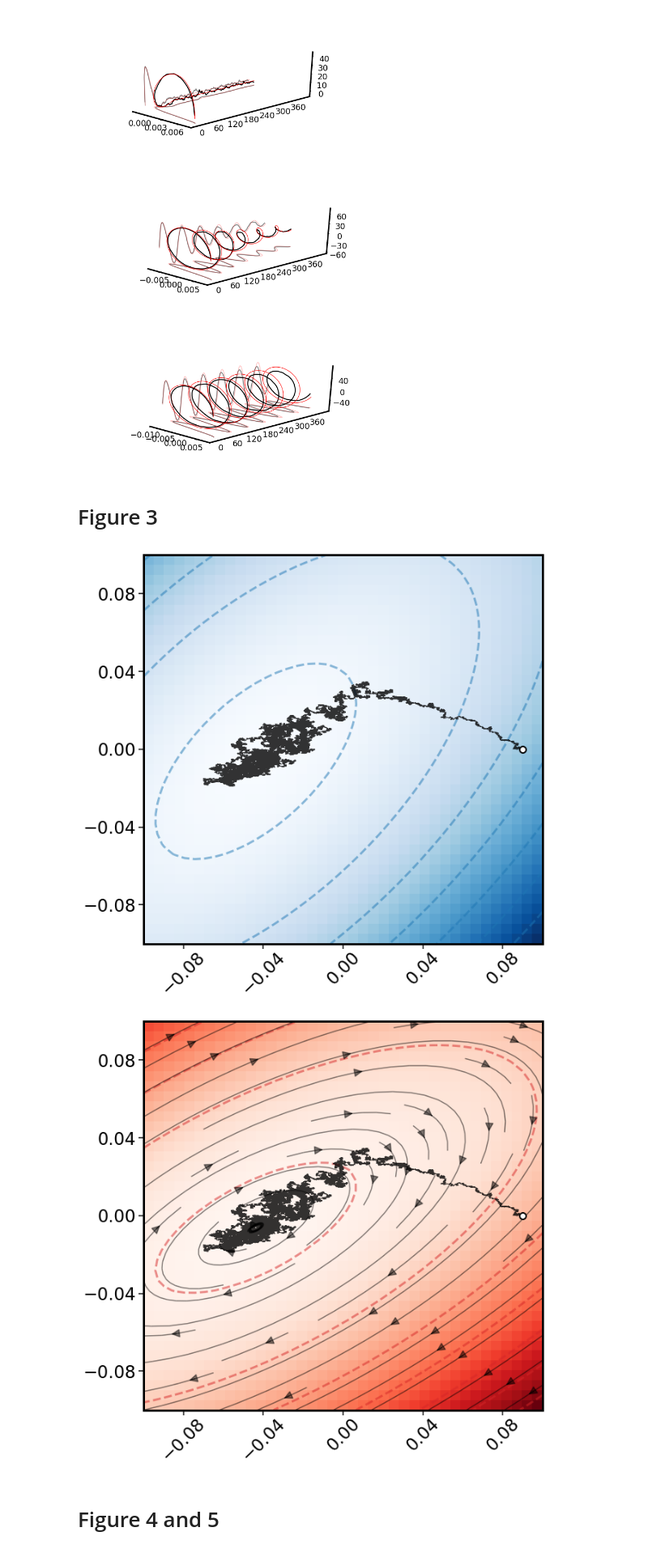
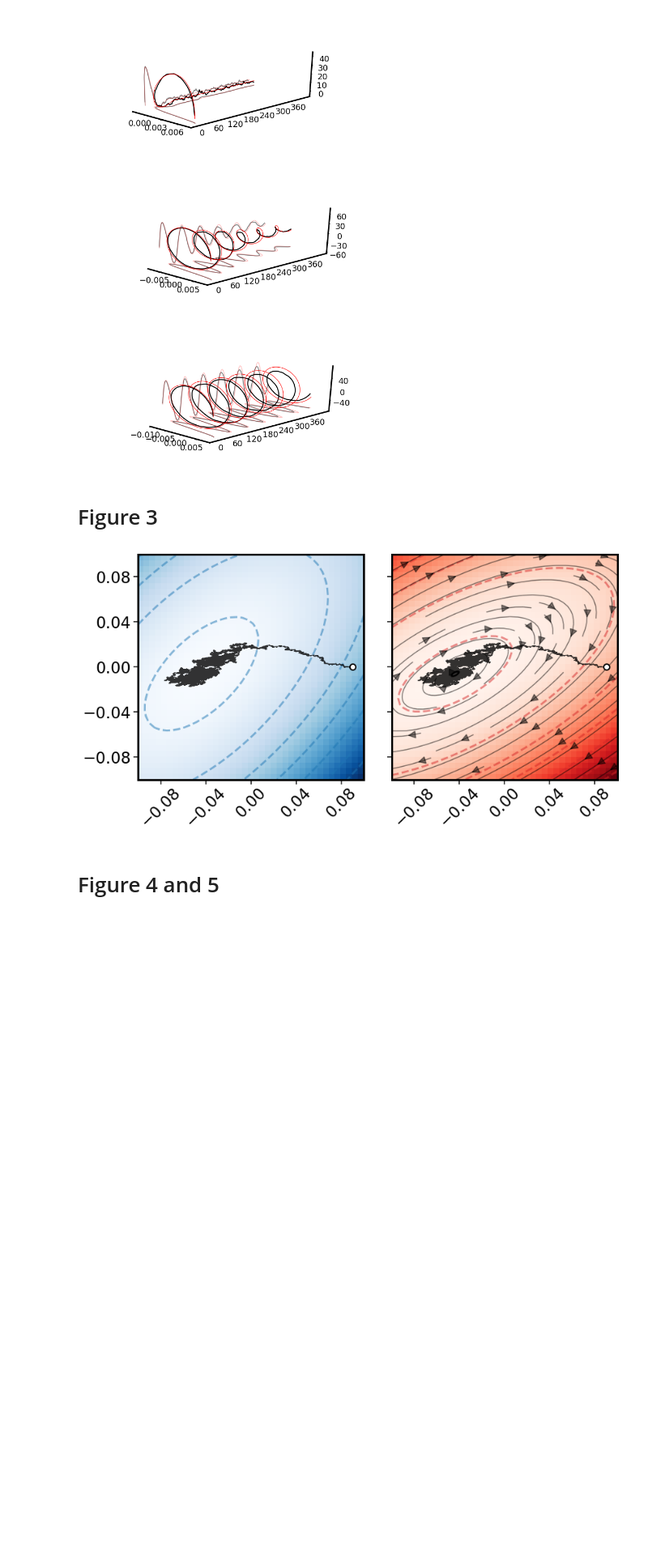
Before and after one commit to danielkunin/rethinking-SGD, a Jupyter notebook: notebooks/figures.ipynb, the cells around one changed output. Shown at 81% size. Saved outputs shown, nothing was run; the diff lists cells and outputs as text; code cells hidden in the pictures; blank space fills up the shorter version.

Commit message:
Updates figures notebook

```diff
--- a/notebooks/figures.ipynb
+++ b/notebooks/figures.ipynb
@@ -210,12 +210,12 @@ experiment = "fig_1"
 expids = [
     #"alexnet_imagenet_pretrained",
     "vgg16bn_imagenet_pretrained",
-    #"vgg16_imagenet_pretrained",
+    "vgg16_imagenet_pretrained",
     "vgg11bn_imagenet_pretrained",
     #"res18_imagenet_pretrained",
     #"res34_imagenet_pretrained",
 ]
-lrs = [0.00001, 0.00001]
+lrs = [0.00001, 0.00001, 0.00001]
 for i,expid in enumerate(expids):
     d = dd.io.load(f"{CACHE_PATH}/{experiment}/{expid}/cache/performance_from_ckpt.h5", "/performance")
     ax = axes[0,0]
@@ -236,7 +236,7 @@ for i,expid in enumerate(expids):
     ax = axes[0,1]
     d = dd.io.load(f"{CACHE_PATH}/{experiment}/{expid}/cache/loss_diff_from_ckpt.h5", "/loss_diff")
     plot_kwargs = {"label":expid, "color": plt.cm.tab10(i), "lw": 3}
-    plot_moving_average(ax, np.arange(len(d["vel_norm"]))/20, (lrs[i]**2)*d["vel_norm"], w=15, **plot_kwargs)
+    plot_moving_average(ax, np.arange(len(d["vel_norm"]))*250, (lrs[i]**2)*d["vel_norm"], w=15, **plot_kwargs)
     #axes[1].legend()
     ax.set_yscale("log")
     style_axes(ax, numyticks=1)
@@ -250,8 +250,8 @@ lrs = [0.0001, 0.0001]
 for i,expid in enumerate(expids):
     ax = axes[1,1]
     d = dd.io.load(f"{CACHE_PATH}/{experiment}/{expid}/cache/loss_diff_from_ckpt.h5", "/loss_diff")
-    plot_kwargs = {"label":expid, "color": plt.cm.tab10(i+2), "lw": 3}
-    plot_moving_average(ax, np.arange(len(d["vel_norm"]))/20, (lrs[i]**2)*d["vel_norm"], w=15, **plot_kwargs)
+    plot_kwargs = {"label":expid, "color": plt.cm.tab10(i+3), "lw": 3}
+    plot_moving_average(ax, np.arange(len(d["vel_norm"]))*250, (lrs[i]**2)*d["vel_norm"], w=15, **plot_kwargs)
     #axes[1].legend()
     ax.set_yscale("log")
     style_axes(axes[1,1], numyticks=1)
@@ -467,10 +492,12 @@ def get_Q(V, V_inv, Sigma, D):
             Q[i,j] = D[i,j] * (Sigma[i] - Sigma[j]) / (Sigma[i] + Sigma[j])
     Q = V_inv.dot(Q).dot(V)
     return Q
+
 def get_U(A, D, Q):
     B = np.linalg.inv(D + Q)
     U = B.dot(A)
     return U
+
 def SDE(x10, x20, num_steps, eta, A, b, D):
     x1 = [x10]
     x2 = [x20]
@@ -482,6 +509,7 @@ def SDE(x10, x20, num_steps, eta, A, b, D):
         x1.append(x1[-1] - g1)
         x2.append(x2[-1] - g2)
     return x1, x2
+
 Sigma = np.array([4,1])
 V = np.array([[-1,1],[1,1]])
 V_inv = np.linalg.inv(V)
@@ -494,40 +522,47 @@ u = U.dot(np.linalg.inv(A)).dot(b)
 n = 0.1
 x10 = 0.09
 x20 = 0
 num_steps=100000
 eta = 1e-4
 x1, x2 = SDE(x10, x20, num_steps, eta, A, b, D)
 X1, X2 = np.meshgrid(np.linspace(-n, n, 40), np.linspace(-n, n, 40))
 Phi = 0.5 * (A[0,0] * X1**2 + (A[0,1] + A[1,0])*X1*X2 + A[1,1] * X2**2) - b[0] * X1 - b[1] * X2
 Psi = 0.5 * (U[0,0] * X1**2 + (U[0,1] + U[1,0])*X1*X2 + U[1,1] * X2**2) - u[0] * X1 - u[1] * X2
-fig, ax = plt.subplots(1, 1, figsize=(10,10))
+
+nrows = 1
+ncols = 2
+fig, axes = plt.subplots(nrows, ncols, figsize=(6 * ncols, 6 * nrows), sharey=True)
+
+ax = axes[0]
+ax.set_aspect('equal', 'box')
 ax.set_xlim([-n, n])
 ax.set_ylim([-n, n])
 ax.plot(x1, x2, color='k', alpha=0.8, lw=1)
 ax.contour(X1, X2, Phi, colors=[plt.cm.tab10(0)], alpha=0.5, linestyles='dashed', linewidths=3)
 ax.pcolormesh(X1, X2, Phi, cmap='Blues')
 ax.plot(x10, x20, "o", color="k", lw=2, markersize=10)
 ax.plot(x10, x20, "o", color="w", lw=2, markersize=6)
 style_heatmaps(ax)
-plt.savefig('OU-original.png', format='png', bbox_inches='tight')
-fig, ax = plt.subplots(1, 1, figsize=(10,10))
+
+ax = axes[1]
+ax.set_aspect('equal', 'box')
 ax.set_xlim([-n, n])
 ax.set_ylim([-n, n])
 ax.plot(x1, x2, color='k', alpha=0.8, lw=1)
 ax.contour(X1, X2, Psi, colors=[plt.cm.tab10(3)], alpha=0.5, linestyles='dashed', linewidths=3)
 ax.pcolormesh(X1, X2, Psi, cmap='Reds')
 ax.plot(x10, x20, "o", color="k", lw=2, markersize=10)
 ax.plot(x10, x20, "o", color="w", lw=2, markersize=6)
 QU = Q.dot(U)
 Du_b = -Q.dot(u)
 J1 = QU[0,0] * X1 + QU[0,1] * X2 + Du_b[0]
 J2 = QU[1,0] * X1 + QU[1,1] * X2 + Du_b[1]
 ax.streamplot(X1, X2, J1, J2, color=(0,0,0,0.5), arrowsize=2.5, density=0.75)
-style_heatmaps(ax)
-plt.savefig('OU-modified.png', format='png', bbox_inches='tight')
+style_heatmaps(ax, ylabels=False)
+plt.tight_layout()
+plt.savefig('OU.pdf')
 # %% [output]
-[figure, old version]
+[figure, new version]
-[figure, removed]
 # %% [markdown]
 # Figure 4 and 5
 # %%
```
Also changed, not shown: parts of 2 cells of this notebook.
